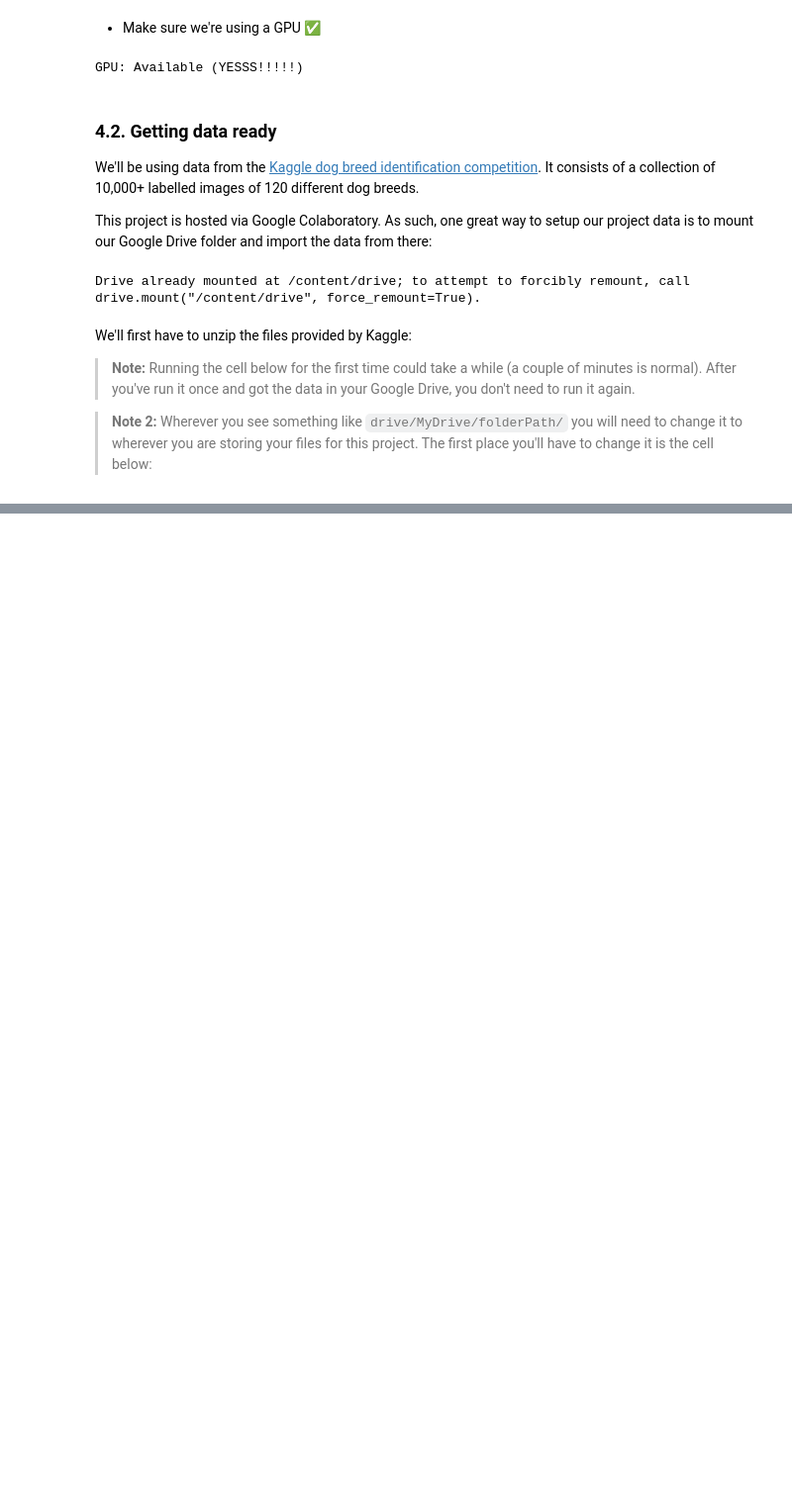
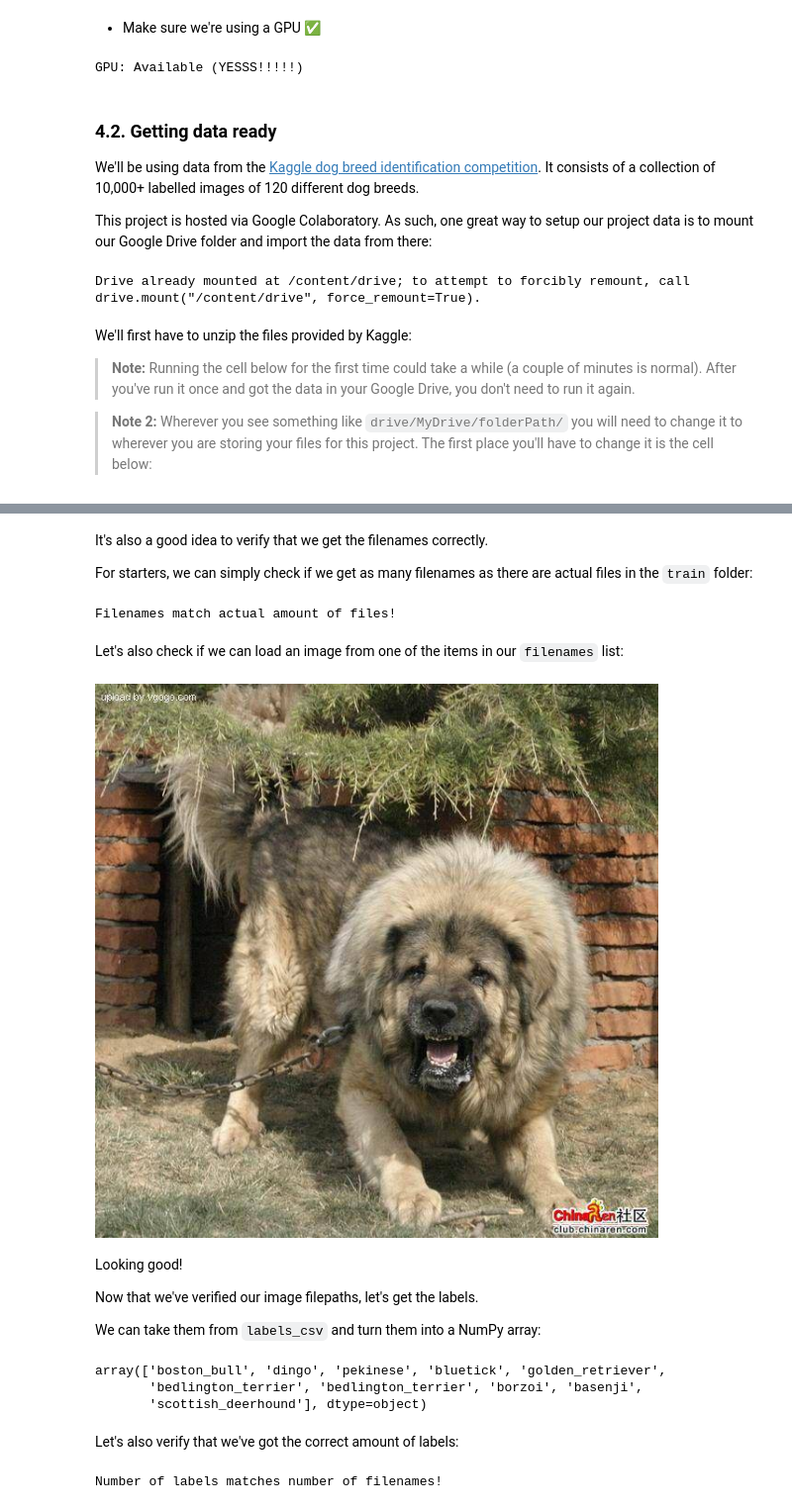
Before and after one commit to Insidiae/ztm-machine-learning, a Jupyter notebook: 7_deep_learning_neural_networks_tensorflow_2/dog_vision.ipynb, the cells around one changed output, grey strips where cells are left out. Shown at 99% size. Drawn from its saved outputs; the diff is of its cells as text; code cells hidden in the pictures; blank space fills up the shorter version.

```diff
--- a/7_deep_learning_neural_networks_tensorflow_2/dog_vision.ipynb
+++ b/7_deep_learning_neural_networks_tensorflow_2/dog_vision.ipynb
@@ -77,0 +137,5 @@ We'll first have to unzip the files provided by Kaggle:
+# %%
+filenames = ["drive/MyDrive/ZTM-MLCourse/train/" + fname + ".jpg" for fname in labels_csv["id"]]
+
+# Check the first 10 filenames
+filenames[:10]
@@ -77,0 +153,43 @@ We'll first have to unzip the files provided by Kaggle:
+# %% [markdown]
+It's also a good idea to verify that we get the filenames correctly.
+
+For starters, we can simply check if we get as many filenames as there are actual files in the `train` folder:
+# %%
+import os
+
+if len(os.listdir("drive/MyDrive/ZTM-MLCourse/train/")) == len(filenames):
+  print("Filenames match actual amount of files!")
+else:
+  print("Filenames do not match actual amount of files, check the target directory.")
+# %% [output]
+Filenames match actual amount of files!
+# %% [markdown]
+Let's also check if we can load an image from one of the items in our `filenames` list:
+# %%
+Image(filenames[9000])
+# %% [output]
+[figure, added]
+# %% [markdown]
+Looking good!
+
+Now that we've verified our image filepaths, let's get the labels.
+
+We can take them from `labels_csv` and turn them into a NumPy array:
+# %%
+import numpy as np
+
+labels = labels_csv["breed"].to_numpy()
+labels[:10]
+# %% [output]
+array(['boston_bull', 'dingo', 'pekinese', 'bluetick', 'golden_retriever',
+       'bedlington_terrier', 'bedlington_terrier', 'borzoi', 'basenji',
+       'scottish_deerhound'], dtype=object)
+# %% [markdown]
+Let's also verify that we've got the correct amount of labels:
+# %%
+if len(labels) == len(filenames):
+  print("Number of labels matches number of filenames!")
+else:
+  print("Number of labels does not match number of filenames, check data directories.")
+# %% [output]
+Number of labels matches number of filenames!
```
Also changed, not shown: parts of 51 cells of this notebook.
